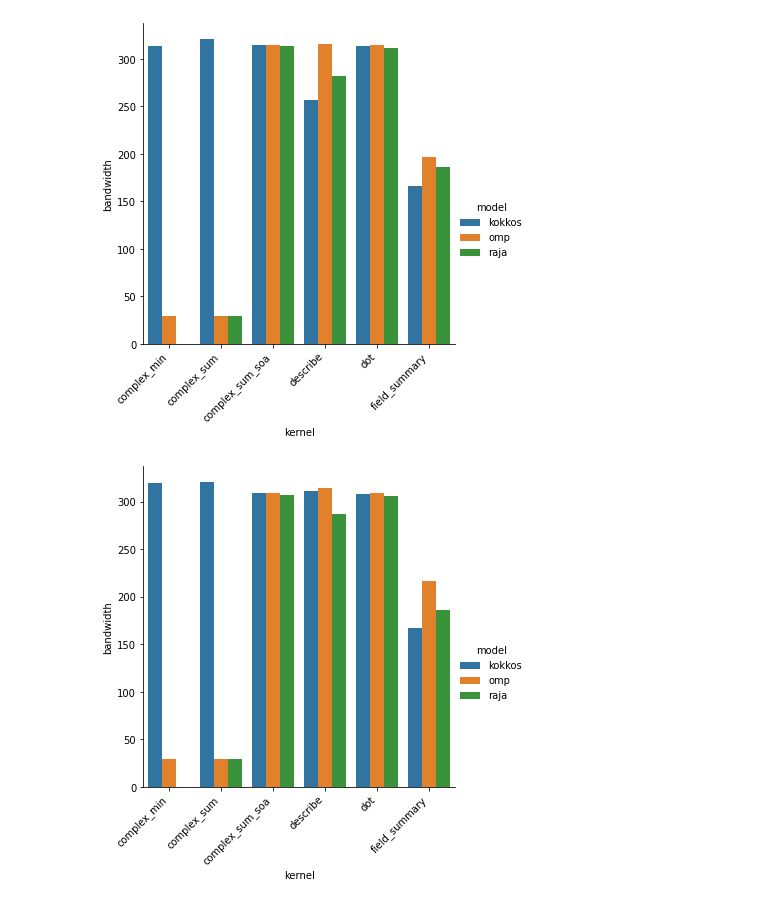
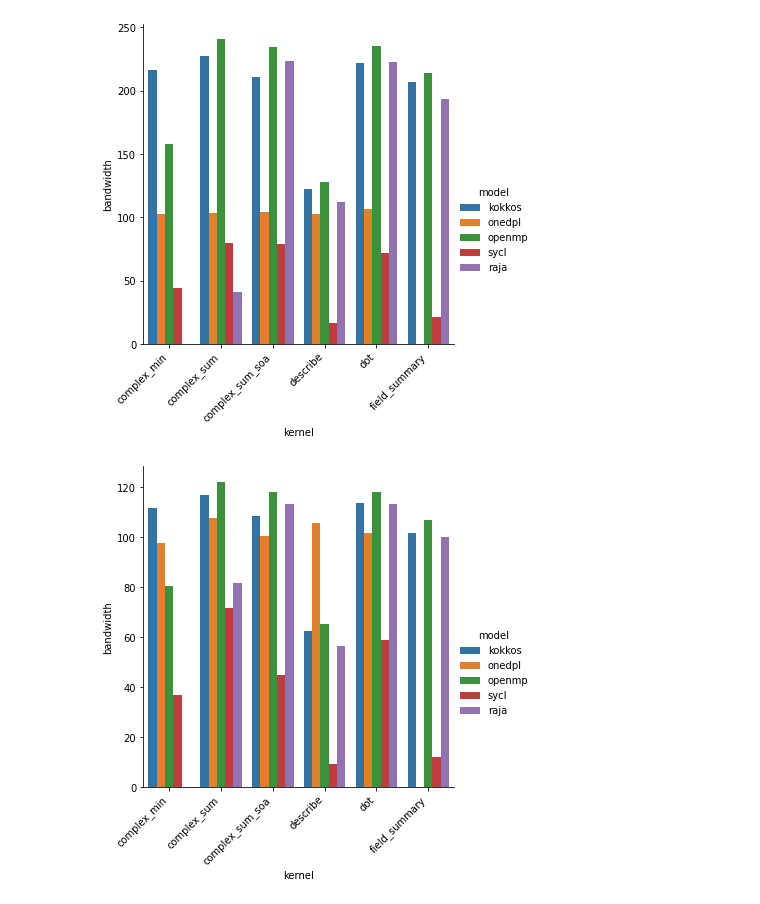
Before and after one commit to UoB-HPC/everythingsreduced, a Jupyter notebook: results/results.ipynb, the cells around one changed output. Cells and saved outputs as stored; diff of their text form; code cells hidden in the pictures.

```diff
--- a/results/results.ipynb
+++ b/results/results.ipynb
@@ -64,8 +33,8 @@ plot('cxl')
-# %%
-plot_c('rome', 'cce')
-# %% [output]
-[figure, removed]
-# %%
-plot_c('rome', 'aocc')
-# %% [output]
-[figure, removed]
+# %%
+data = pd.read_csv("./clx-results.csv", skipinitialspace=True)
+plot('clx')
+data = pd.read_csv("./clx-1S-results.csv", skipinitialspace=True)
+plot('clx_1S')
+# %% [output]
+[figure, added]
+[figure, added]
```
Also changed, not shown: parts of 5 cells of this notebook.
